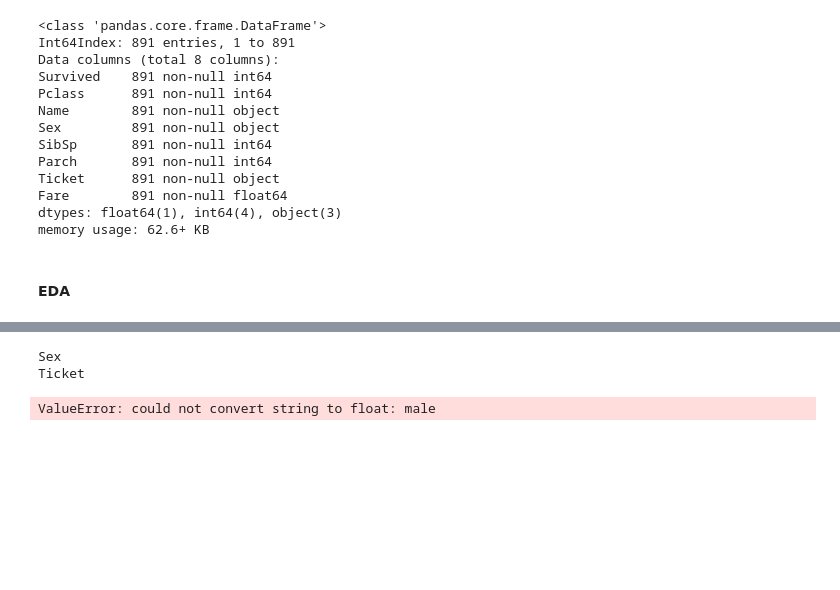
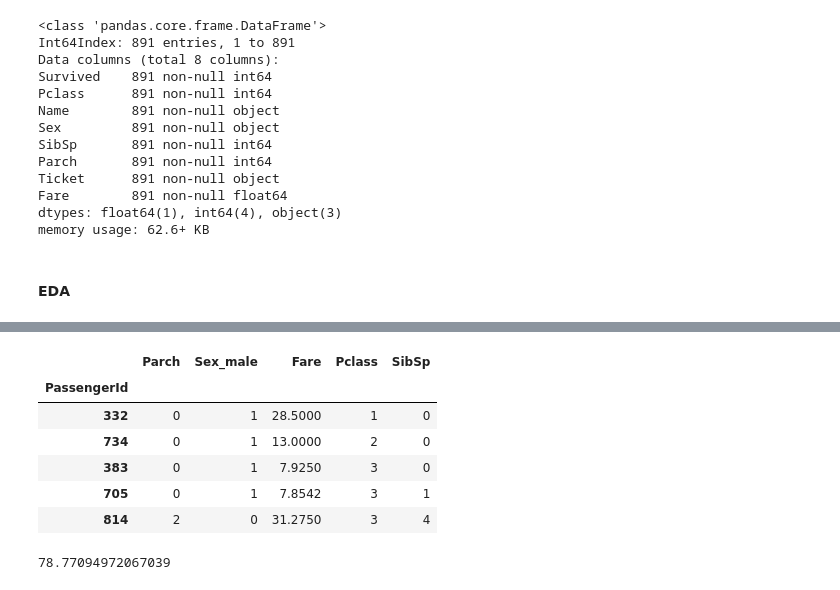
Before and after one commit to LordeUnicorn/logistic_regression, a Jupyter notebook: logistic.ipynb, the cells around one changed output, grey strips where cells are left out. Cells and saved outputs as stored; diff of their text form; code cells hidden in the pictures; blank space fills up the shorter version.

```diff
--- a/logistic.ipynb
+++ b/logistic.ipynb
@@ -69,4 +95,4 @@ for i in df[col]:
 # %%
-x = df[['Parch','Sex','Ticket','Fare','Pclass','SibSp']]
-y = df['Survived']
+x = df_dummy[['Parch','Sex_male','Fare','Pclass','SibSp']]
+y = df_dummy['Survived']
 # %%
@@ -74,12 +100,13 @@ x_train,x_test,y_train,y_test = train_test_split(x,y)
-# %%
-for i in x_train:
-    if x_train[i].dtype == 'object':
-        print(i)
-# %% [output]
-Sex
-Ticket
+# %%
+x_train.head()
+# %% [output]
+|  | Parch | Sex_male | Fare | Pclass | SibSp |
+| PassengerId |  |  |  |  |  |
+| 332 | 0 | 1 | 28.5000 | 1 | 0 |
+| 734 | 0 | 1 | 13.0000 | 2 | 0 |
+| 383 | 0 | 1 | 7.9250 | 3 | 0 |
+| 705 | 0 | 1 | 7.8542 | 3 | 1 |
+| 814 | 2 | 0 | 31.2750 | 3 | 4 |
 # %%
 logreg = LogisticRegression(solver='lbfgs')
-logreg.fit(x_train,y_train)
+model = logreg.fit(x_train,y_train)
-# %% [output]
-ValueError: could not convert string to float: male
@@ -85,0 +115,4 @@ ValueError: could not convert string to float: male
+# %%
+accuracy_score(y_pred,y_test)*100
+# %% [output]
+78.77094972067039
```
Also changed, not shown: parts of 15 cells of this notebook.
